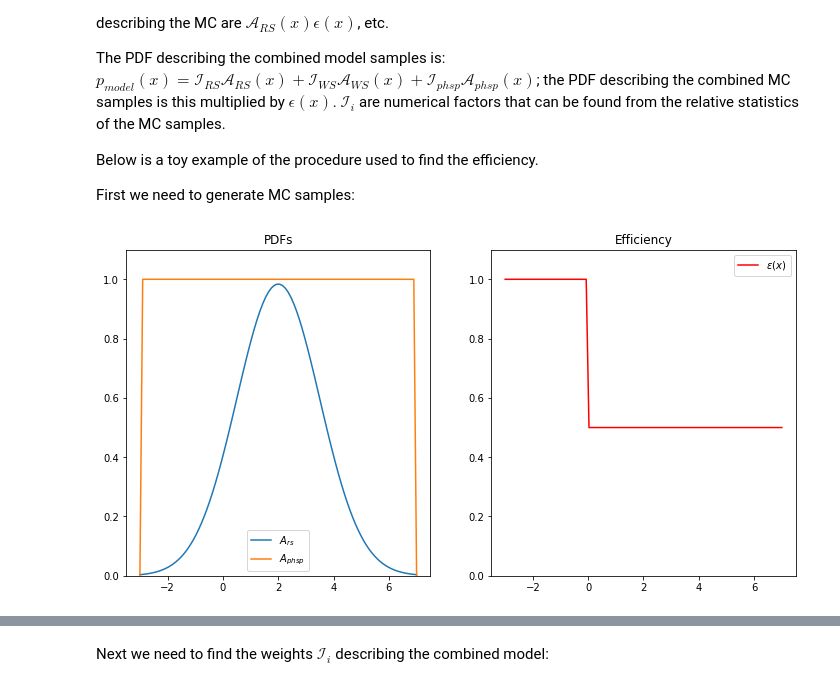
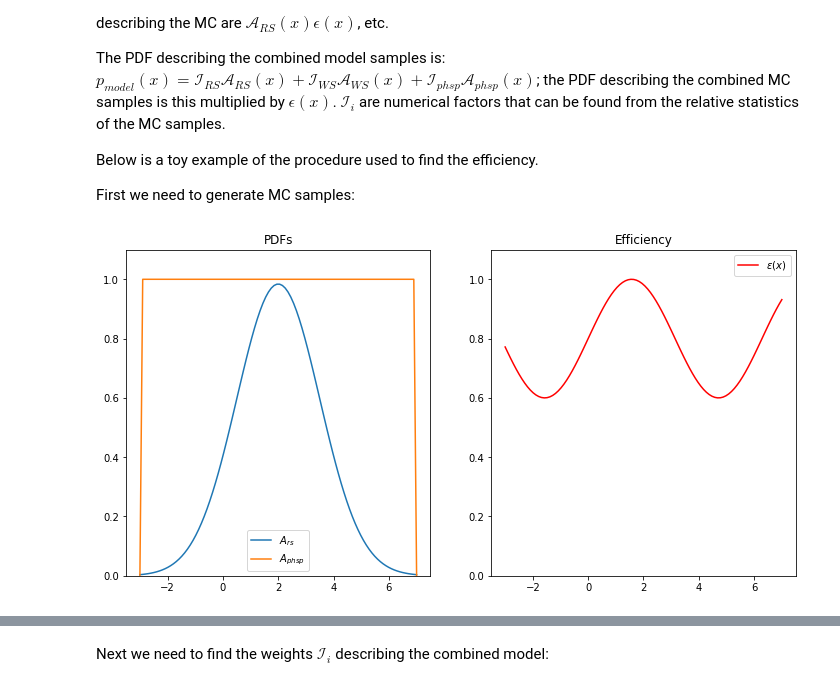
Before and after one commit to richard-lane/addPdfs, a Jupyter notebook: efficiency_toy.ipynb, the cells around one changed output, grey strips where cells are left out. Drawn from its saved outputs; the diff is of its cells as text; code cells hidden in the pictures.

```diff
--- a/efficiency_toy.ipynb
+++ b/efficiency_toy.ipynb
@@ -57,31 +60,29 @@ First we need to generate MC samples:
 # %%
 # Model "PDFs" - not normalised (on purpose, since in reality amplitude models are rarely normalised)
 def A_rs(x):
     return 3.7 * norm.pdf(x, loc=2.0, scale=1.5)
 
 def A_phsp(x):
     return int(pdf_domain[0] < x < pdf_domain[1])
 
 def e(x):
-    if x < 0:
-        return 1
-    return 0.5
+    return 0.8 + 0.2 * np.sin(x)
 
 x = np.linspace(*pdf_domain, 100)
 fig, ax = plt.subplots(1, 2, figsize=(12.0, 6.0))
 ax[0].plot(x, [A_rs(i) for i in x], label=r"$A_{rs}$")
 ax[0].plot(x, [A_phsp(i) for i in x], label=r"$A_{phsp}$")
 ax[0].set_ylim((0.0, 1.1))
 ax[0].legend()
 ax[0].set_title("PDFs")
 
 ax[1].plot(x, [e(i) for i in x], label="$\epsilon(x)$", color="r")
 ax[1].legend()
 ax[1].set_ylim((0.0, 1.1))
 ax[1].set_title("Efficiency")
 
 plt.show()
 # %% [output]
-[figure, old version]
+[figure, new version]
 # %%
 # Generate different numbers of points from each distribution
```
Also changed, not shown: parts of 8 cells of this notebook.
